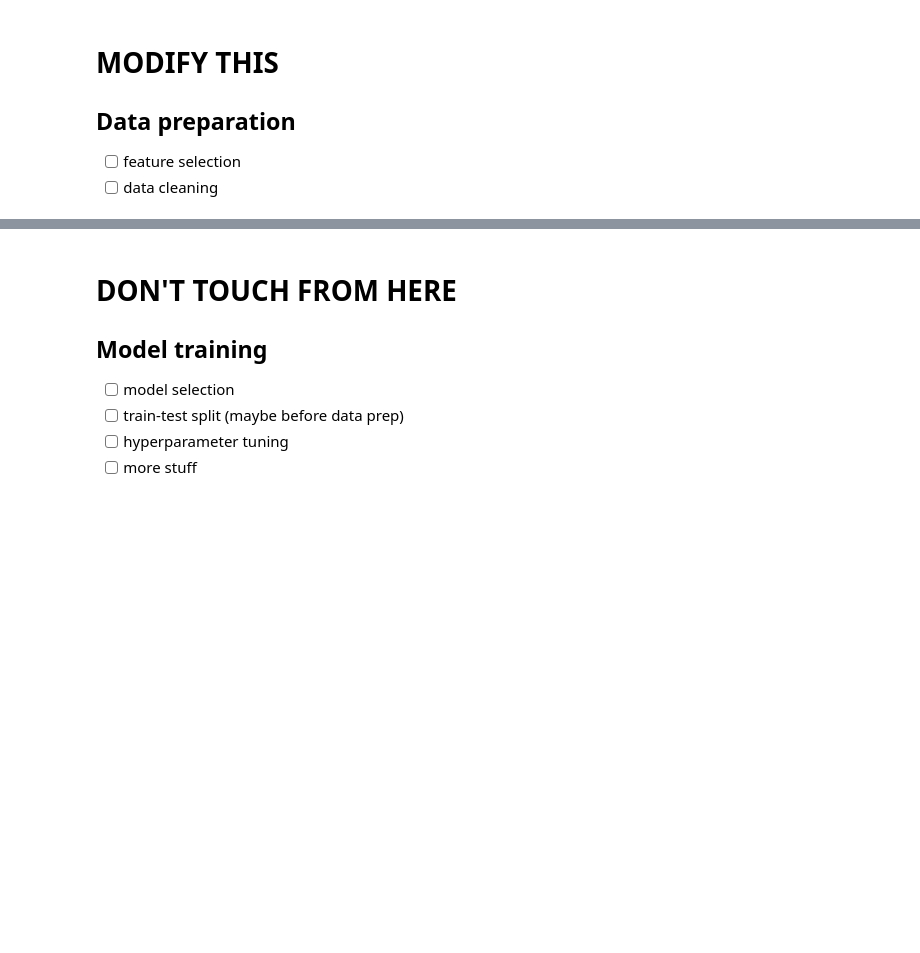
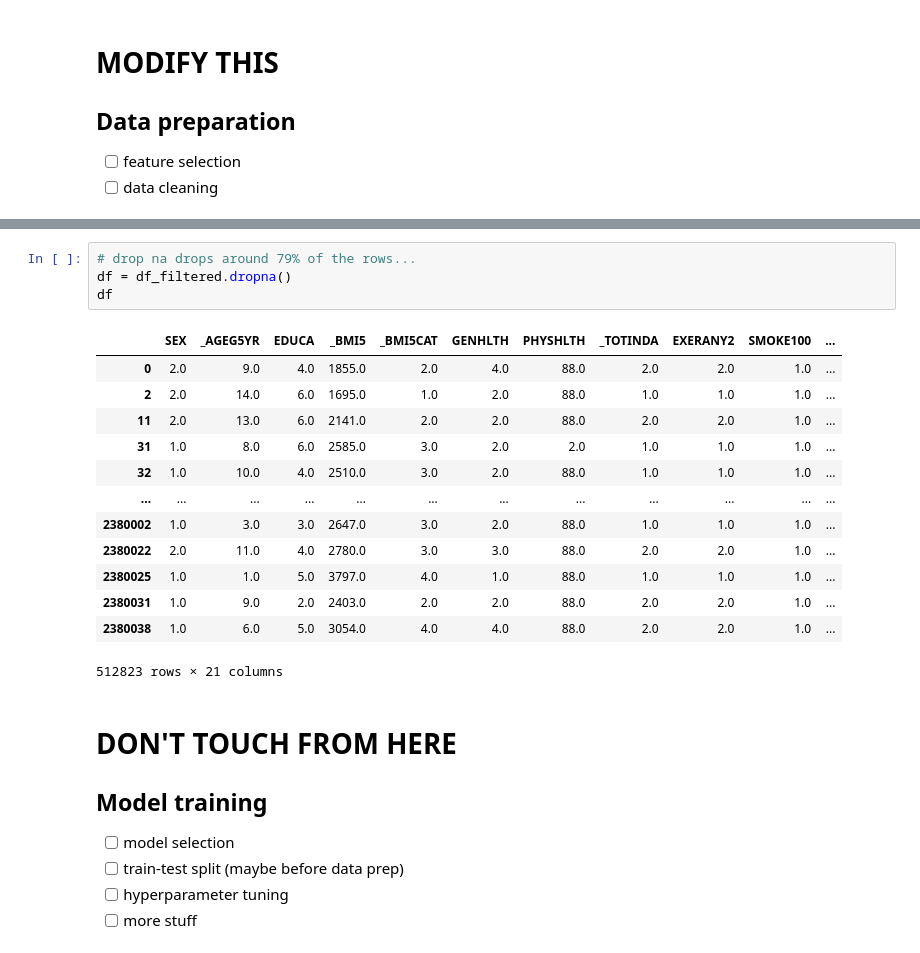
Before and after one commit to n-hundenborn/diabetes-forecasting, a Jupyter notebook: dev_data_preparation.ipynb, the cells around one changed output, grey strips where cells are left out. Cells and saved outputs as stored; diff of their text form; blank space fills up the shorter version.

```diff
--- a/dev_data_preparation.ipynb
+++ b/dev_data_preparation.ipynb
@@ -99,3 +152,21 @@ df_simplified
+# %%
+# drop na drops around 79% of the rows...
+df = df_filtered.dropna()
+df
+# %% [output]
+|  | SEX | _AGEG5YR | EDUCA | _BMI5 | _BMI5CAT | GENHLTH | PHYSHLTH | _TOTINDA | EXERANY2 | SMOKE100 | ... |
+| 0 | 2.0 | 9.0 | 4.0 | 1855.0 | 2.0 | 4.0 | 88.0 | 2.0 | 2.0 | 1.0 | ... |
+| 2 | 2.0 | 14.0 | 6.0 | 1695.0 | 1.0 | 2.0 | 88.0 | 1.0 | 1.0 | 1.0 | ... |
+| 11 | 2.0 | 13.0 | 6.0 | 2141.0 | 2.0 | 2.0 | 88.0 | 2.0 | 2.0 | 1.0 | ... |
+| 31 | 1.0 | 8.0 | 6.0 | 2585.0 | 3.0 | 2.0 | 2.0 | 1.0 | 1.0 | 1.0 | ... |
+| 32 | 1.0 | 10.0 | 4.0 | 2510.0 | 3.0 | 2.0 | 88.0 | 1.0 | 1.0 | 1.0 | ... |
+| ... | ... | ... | ... | ... | ... | ... | ... | ... | ... | ... | ... |
+| 2380002 | 1.0 | 3.0 | 3.0 | 2647.0 | 3.0 | 2.0 | 88.0 | 1.0 | 1.0 | 1.0 | ... |
+| 2380022 | 2.0 | 11.0 | 4.0 | 2780.0 | 3.0 | 3.0 | 88.0 | 2.0 | 2.0 | 1.0 | ... |
+| 2380025 | 1.0 | 1.0 | 5.0 | 3797.0 | 4.0 | 1.0 | 88.0 | 1.0 | 1.0 | 1.0 | ... |
+| 2380031 | 1.0 | 9.0 | 2.0 | 2403.0 | 2.0 | 2.0 | 88.0 | 2.0 | 2.0 | 1.0 | ... |
+| 2380038 | 1.0 | 6.0 | 5.0 | 3054.0 | 4.0 | 4.0 | 88.0 | 2.0 | 2.0 | 1.0 | ... |
+512823 rows × 21 columns
 # %% [markdown]
 # DON'T TOUCH FROM HERE
 
```
Also changed, not shown: parts of 5 cells of this notebook.
